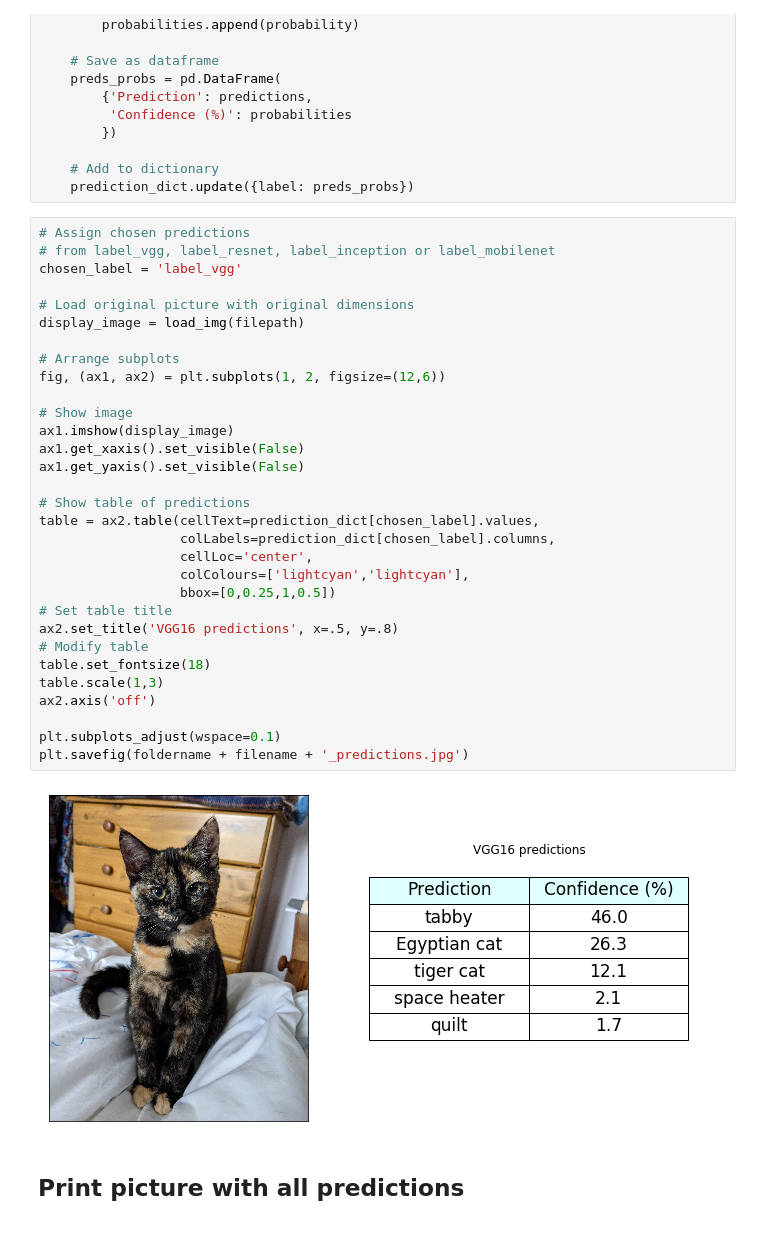
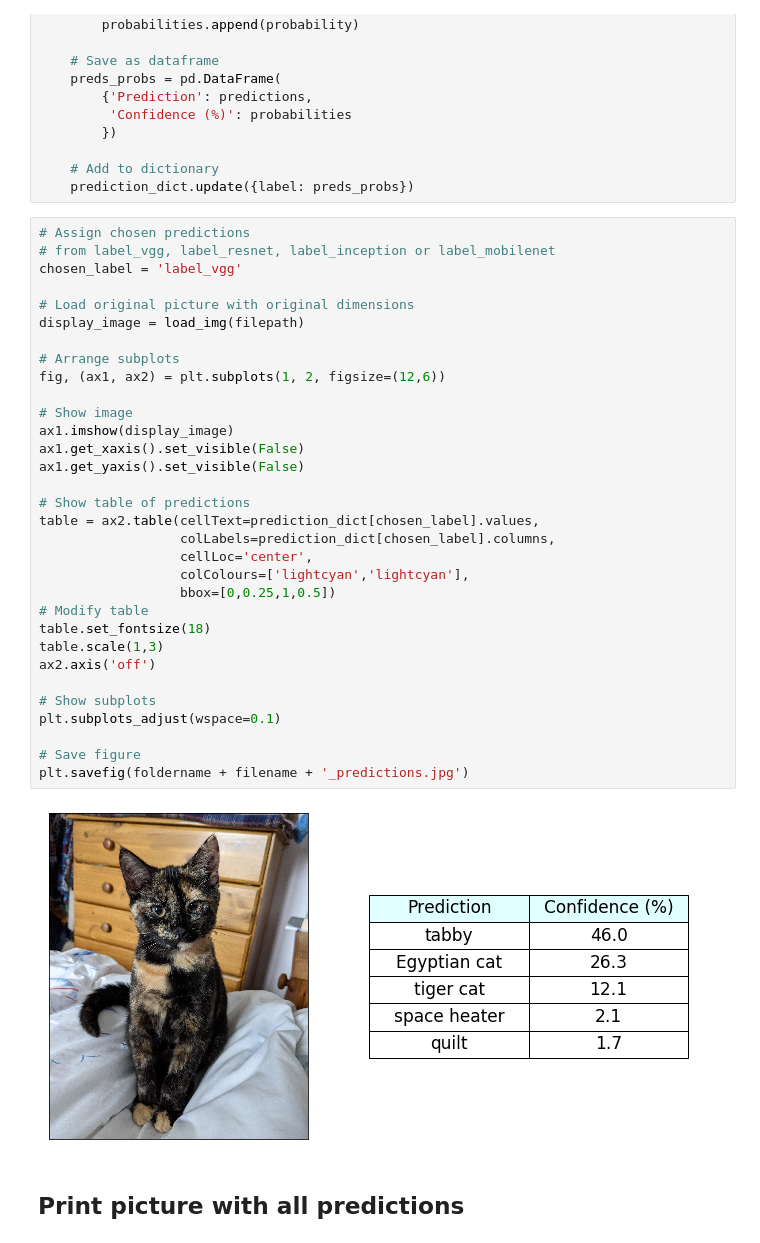
Before and after one commit to CrypticMeg/image_classification, a Jupyter notebook: image_classification.ipynb, the cells around one changed output. Drawn from its saved outputs; the diff is of its cells as text.

```diff
--- a/image_classification.ipynb
+++ b/image_classification.ipynb
@@ -146,36 +146,37 @@ for label in labels:
 # %%
 # Assign chosen predictions
 # from label_vgg, label_resnet, label_inception or label_mobilenet
 chosen_label = 'label_vgg'
 
 # Load original picture with original dimensions
 display_image = load_img(filepath)
 
 # Arrange subplots
 fig, (ax1, ax2) = plt.subplots(1, 2, figsize=(12,6))
 
 # Show image
 ax1.imshow(display_image)
 ax1.get_xaxis().set_visible(False)
 ax1.get_yaxis().set_visible(False)
 
 # Show table of predictions
 table = ax2.table(cellText=prediction_dict[chosen_label].values,
                   colLabels=prediction_dict[chosen_label].columns,
                   cellLoc='center',
                   colColours=['lightcyan','lightcyan'],
                   bbox=[0,0.25,1,0.5])
-# Set table title
-ax2.set_title('VGG16 predictions', x=.5, y=.8)
 # Modify table
 table.set_fontsize(18)
 table.scale(1,3)
 ax2.axis('off')
 
+# Show subplots
 plt.subplots_adjust(wspace=0.1)
+
+# Save figure
 plt.savefig(foldername + filename + '_predictions.jpg')
 # %% [output]
-[figure, old version]
+[figure, new version]
 # %% [markdown]
 ## Print picture with all predictions
 # %%
```
Also changed, not shown: parts of 2 cells of this notebook.
